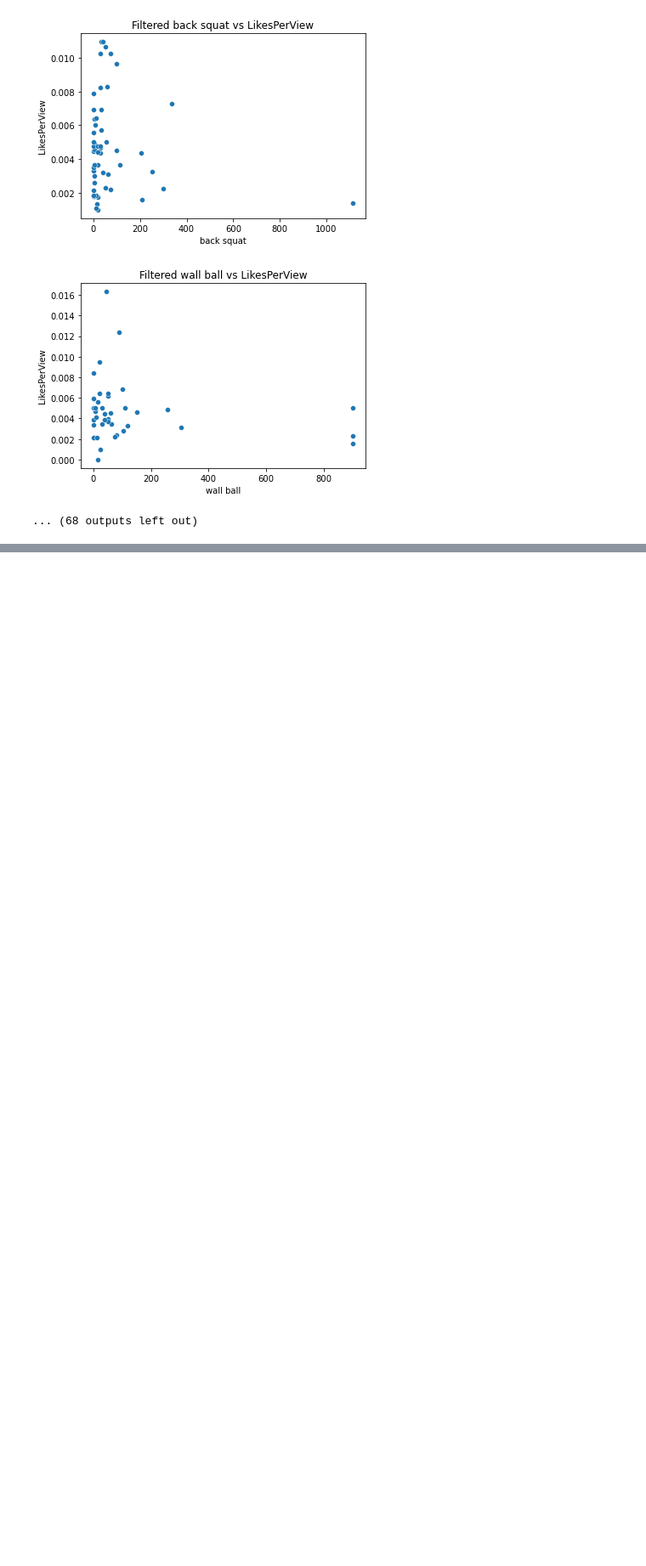
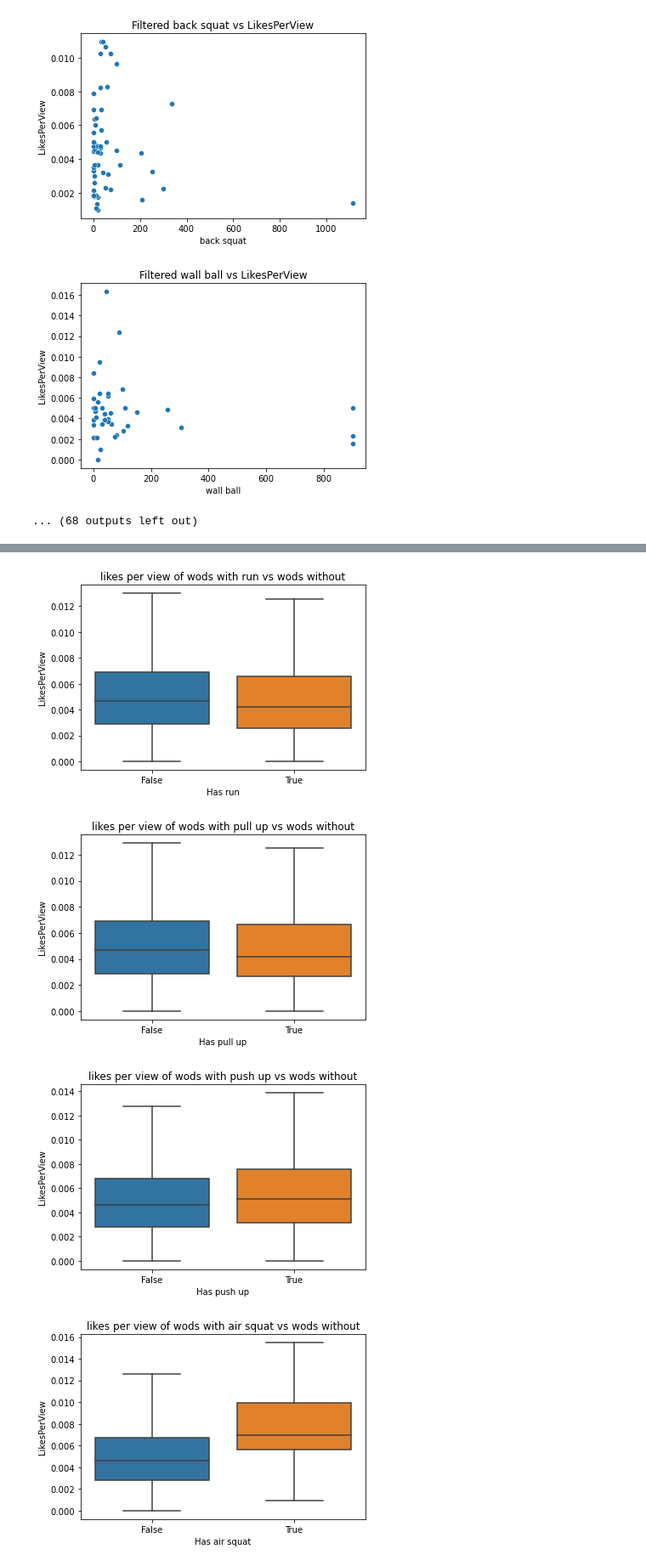
Before and after one commit to theGetz1995/WODWELLWorkoutAnalysis, a Jupyter notebook: notebooks/04 EDA.ipynb, the cells around one changed output, grey strips where cells are left out. Shown at 85% size. Saved outputs shown, nothing was run; the diff lists cells and outputs as text; code cells hidden in the pictures; blank space fills up the shorter version.

```diff
--- a/notebooks/04 EDA.ipynb
+++ b/notebooks/04 EDA.ipynb
@@ -201,0 +226,9 @@ for name in wodsDF.columns[7:]:
+# %%
+for name in wodsDF.columns[7:]:
+    if name != 'LikesPerView':
+        wodBoxPlot(wodsDF,name,'likes per view of wods with '+name+' vs wods without')
+# %% [output]
+[figure, added]
+[figure, added]
+[figure, added]
+[figure, added]
```
Also changed, not shown: parts of 10 cells of this notebook, 1 other file.
